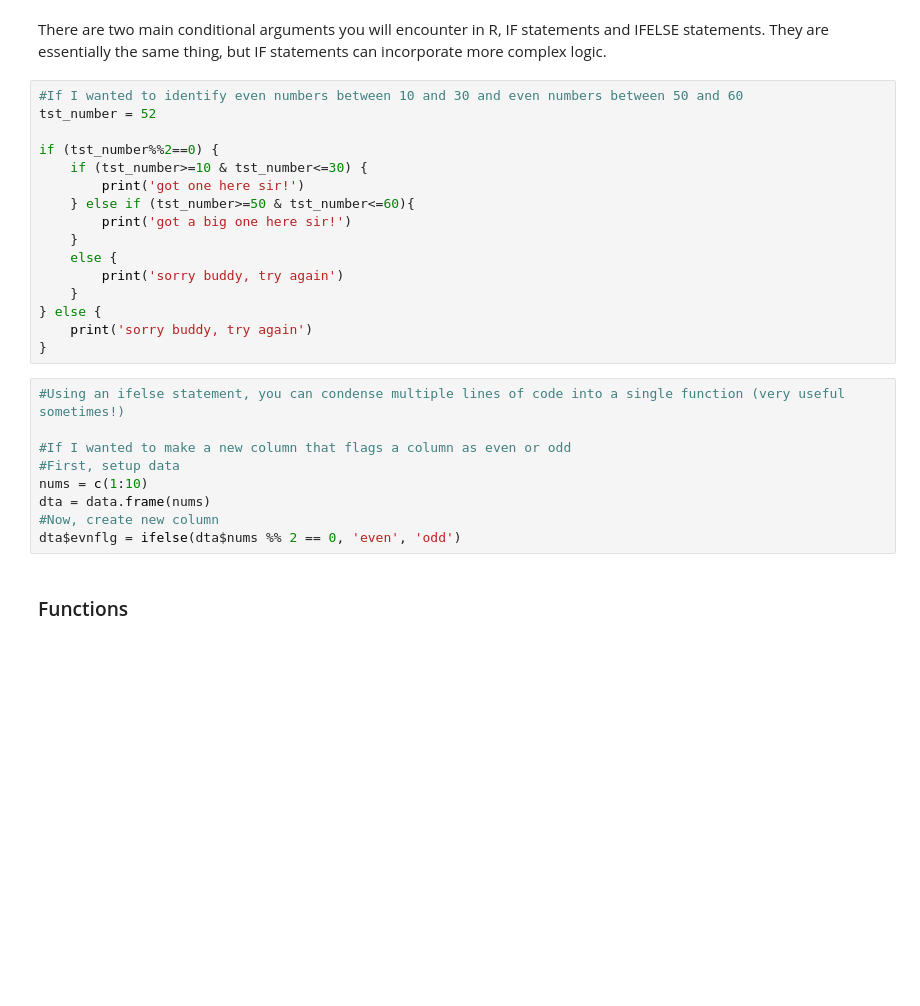
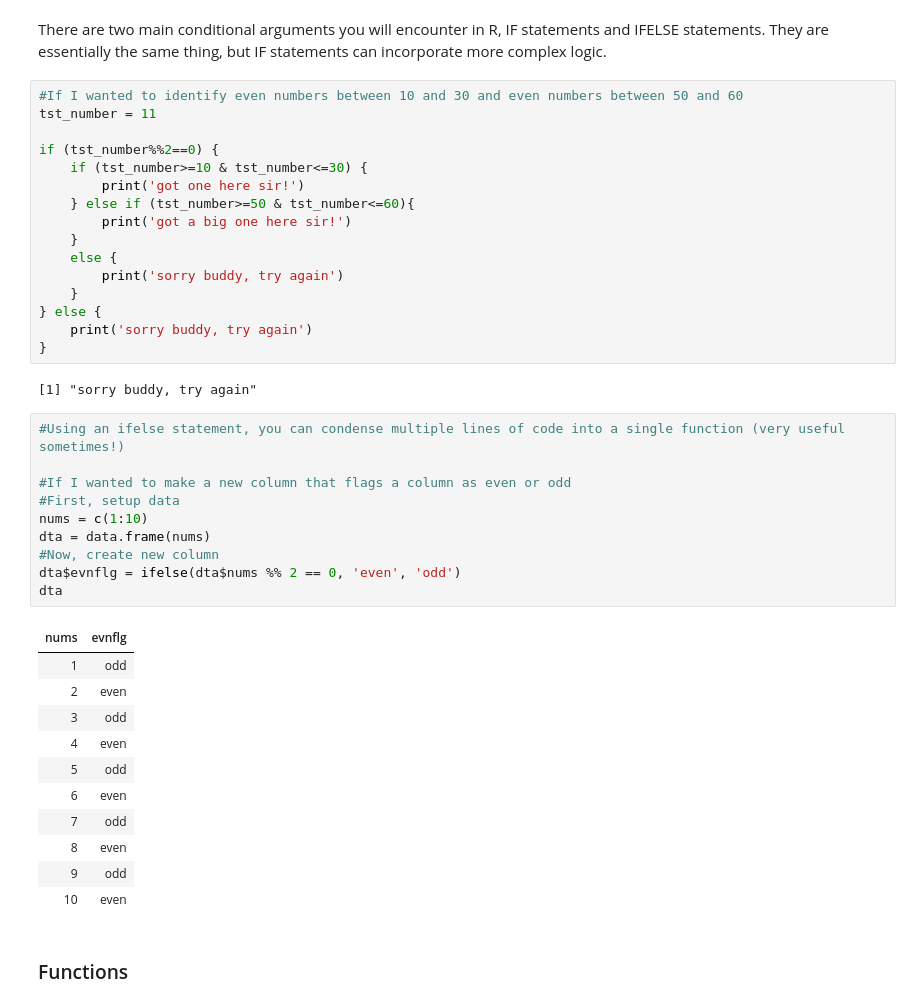
Before and after one commit to lpuglisi/STATS306-Lab, a Jupyter notebook: Lab8/Lab8.ipynb, the cells around one changed output. Cells and saved outputs as stored; diff of their text form; blank space fills up the shorter version.

```diff
--- a/Lab8/Lab8.ipynb
+++ b/Lab8/Lab8.ipynb
@@ -77,7 +93,7 @@ str_view_all(c("test Test Test of Test", "Test the Test of Test", "The Test of t
 There are two main conditional arguments you will encounter in R, IF statements and IFELSE statements. They are essentially the same thing, but IF statements can incorporate more complex logic.
 # %%
 #If I wanted to identify even numbers between 10 and 30 and even numbers between 50 and 60
-tst_number = 52
+tst_number = 11
 
 if (tst_number%%2==0) {
     if (tst_number>=10 & tst_number<=30) {
@@ -91,15 +107,30 @@ if (tst_number%%2==0) {
 } else {
     print('sorry buddy, try again')
 }
+# %% [output]
+[1] "sorry buddy, try again"
 # %%
 #Using an ifelse statement, you can condense multiple lines of code into a single function (very useful sometimes!)
 
 #If I wanted to make a new column that flags a column as even or odd
 #First, setup data
 nums = c(1:10)
 dta = data.frame(nums)
 #Now, create new column
 dta$evnflg = ifelse(dta$nums %% 2 == 0, 'even', 'odd')
+dta
+# %% [output]
+| nums | evnflg |
+| 1 | odd |
+| 2 | even |
+| 3 | odd |
+| 4 | even |
+| 5 | odd |
+| 6 | even |
+| 7 | odd |
+| 8 | even |
+| 9 | odd |
+| 10 | even |
 # %% [markdown]
 ### Functions
 # %% [markdown]
```
Also changed, not shown: parts of 11 cells of this notebook, 1 other file.
